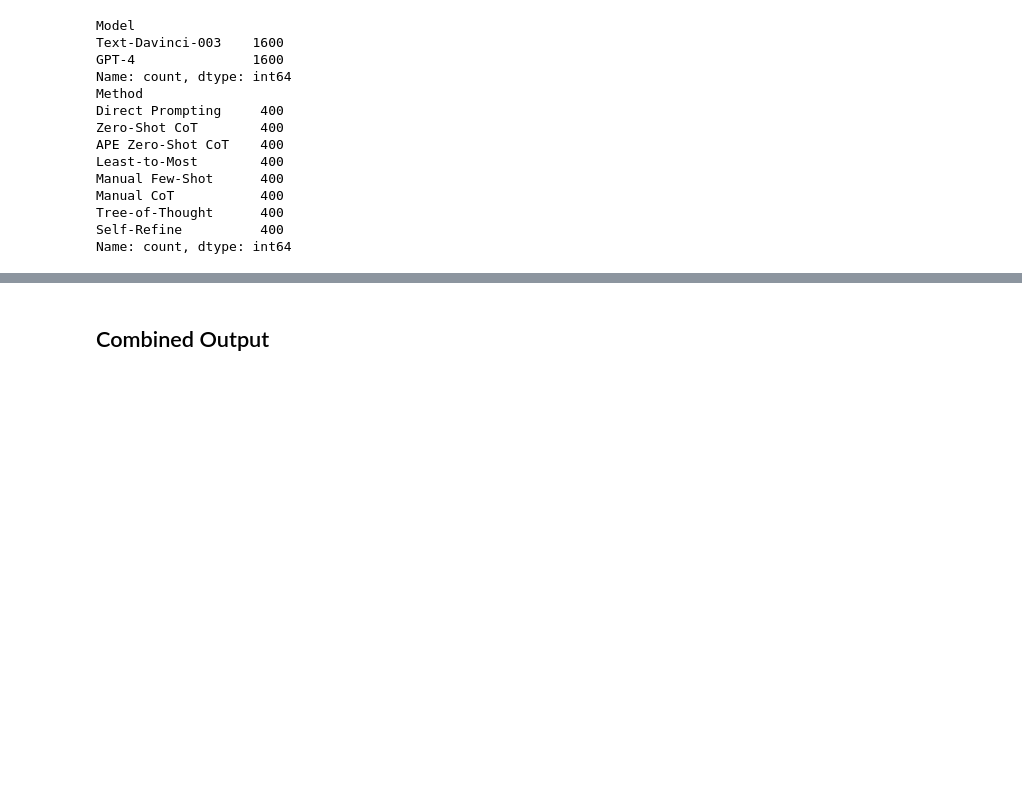
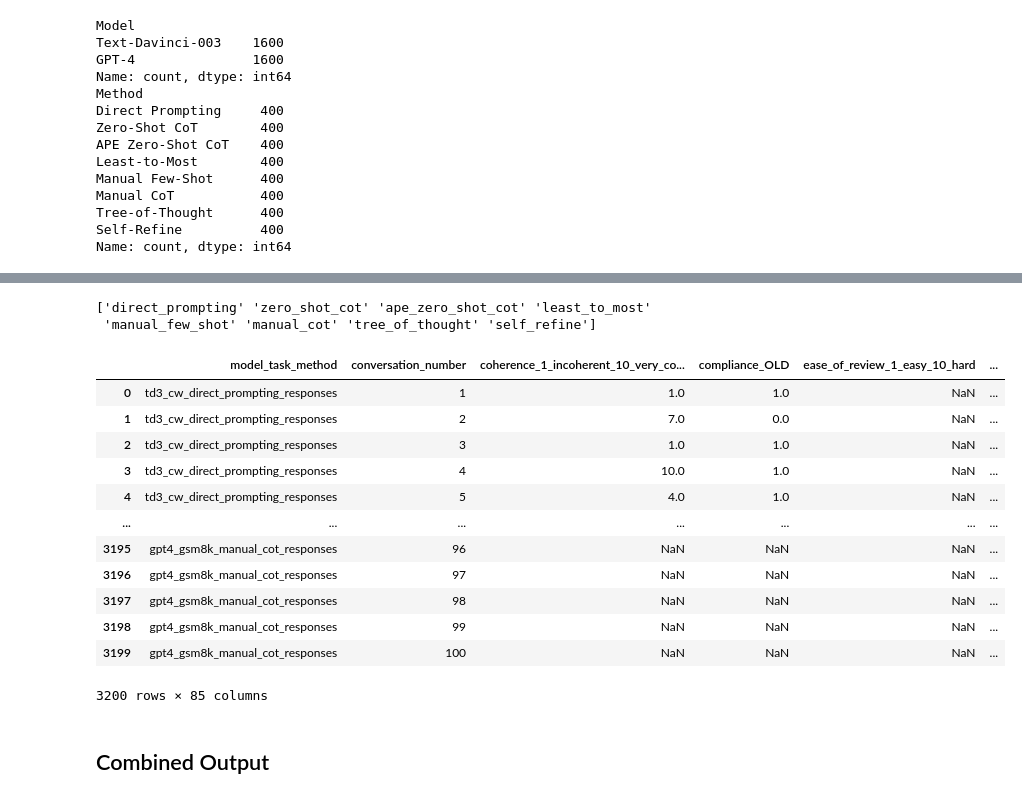
Before and after one commit to ijyliu/anlp23-project, a Jupyter notebook: Data/05 - Combine Data.ipynb, the cells around one changed output, grey strips where cells are left out. Cells and saved outputs as stored; diff of their text form; code cells hidden in the pictures; blank space fills up the shorter version.

```diff
--- a/Data/05 - Combine Data.ipynb
+++ b/Data/05 - Combine Data.ipynb
@@ -421,6 +426,9 @@ merged_df['avg_cosine_sim_compliance_adjusted'] = merged_df['avg_cosine_sim']
 merged_df['avg_inter_paragraph_cosine_sim_compliance_adjusted'] = merged_df['avg_inter_paragraph_cosine_sim']
 merged_df.loc[merged_df['compliance'] == 0, 'avg_cosine_sim_compliance_adjusted'] = None
 merged_df.loc[merged_df['compliance'] == 0, 'avg_inter_paragraph_cosine_sim_compliance_adjusted'] = None
+# %%
+# Rename old compliance column
+merged_df.rename(columns={'task_constraints_followed_0_not_followed_1_followed': 'compliance_OLD'}, inplace=True)
 # %% [markdown]
 ## Adding Columns
 # %%
@@ -461,6 +469,8 @@ Name: count, dtype: int64
 merged_df['Model'] = merged_df['model'].replace({'gpt4': 'GPT-4', 'td3': 'Text-Davinci-003'})
 # Recode 'method' as 'Method' - change ape_zero_shot_cot to "APE Zero-Shot COT", zero_shot_cot to "Zero-Shot COT", least_to_most to "Least-to-Most", manual_cot to "Manual COT", manual_few_shot to "Manual Few-Shot", self_refine to "Self-Refine", tree_of_thought to "Tree-of-Thought"
 merged_df['Method'] = merged_df['method'].replace({'ape_zero_shot_cot': 'APE Zero-Shot CoT', 'zero_shot_cot': 'Zero-Shot CoT', 'least_to_most': 'Least-to-Most', 'manual_cot': 'Manual CoT', 'manual_few_shot': 'Manual Few-Shot', 'self_refine': 'Self-Refine', 'tree_of_thought': 'Tree-of-Thought', 'direct_prompting' : 'Direct Prompting'})
+# Create 'Task' - change cw to "Creative Writing", gsm8k to "GSM8K"
+merged_df['Task'] = merged_df['task'].replace({'cw': 'Creative Writing', 'gsm8k': 'GSM8K'})
 # %%
 print(merged_df['Model'].value_counts())
 print(merged_df['Method'].value_counts())
@@ -488,3 +542,33 @@ merged_df['accuracy_quality_compliance_adjusted'] = merged_df.apply(lambda row:
+# %%
+# check unique values of method in merged_df
+print(merged_df['method'].unique())
+
+# Merge on method
+merged_df = merged_df.merge(hand_labeled_data, left_on = 'method', right_on = 'technique_name', how='left')
+
+# Added columns - create Method + Publication Date
+# Add (Month Year), like "(Jan 2023)" to Method
+merged_df['Method + Publication Date'] = merged_df['Method'] + ' (' + merged_df['ss_publication_date_datetime'].dt.strftime('%b %Y') + ')'
+# Also create Publication Date column
+merged_df['Publication Date'] = merged_df['ss_publication_date_datetime'].dt.strftime('%b %Y')
+
+merged_df
+# %% [output]
+['direct_prompting' 'zero_shot_cot' 'ape_zero_shot_cot' 'least_to_most'
+ 'manual_few_shot' 'manual_cot' 'tree_of_thought' 'self_refine']
+|  | model_task_method | conversation_number | coherence_1_incoherent_10_very_co... | compliance_OLD | ease_of_review_1_easy_10_hard | ... |
+| 0 | td3_cw_direct_prompting_responses | 1 | 1.0 | 1.0 | NaN | ... |
+| 1 | td3_cw_direct_prompting_responses | 2 | 7.0 | 0.0 | NaN | ... |
+| 2 | td3_cw_direct_prompting_responses | 3 | 1.0 | 1.0 | NaN | ... |
+| 3 | td3_cw_direct_prompting_responses | 4 | 10.0 | 1.0 | NaN | ... |
+| 4 | td3_cw_direct_prompting_responses | 5 | 4.0 | 1.0 | NaN | ... |
+| ... | ... | ... | ... | ... | ... | ... |
+| 3195 | gpt4_gsm8k_manual_cot_responses | 96 | NaN | NaN | NaN | ... |
+| 3196 | gpt4_gsm8k_manual_cot_responses | 97 | NaN | NaN | NaN | ... |
+| 3197 | gpt4_gsm8k_manual_cot_responses | 98 | NaN | NaN | NaN | ... |
+| 3198 | gpt4_gsm8k_manual_cot_responses | 99 | NaN | NaN | NaN | ... |
+| 3199 | gpt4_gsm8k_manual_cot_responses | 100 | NaN | NaN | NaN | ... |
+3200 rows × 85 columns
 # %% [markdown]
 ## Combined Output
 # %%
```
Also changed, not shown: parts of 6 cells of this notebook, 36 other files.
